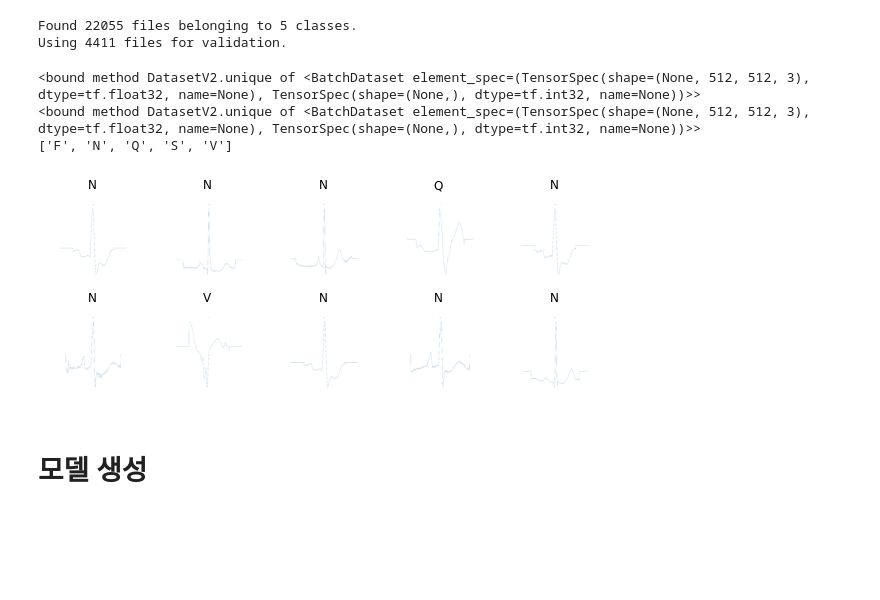
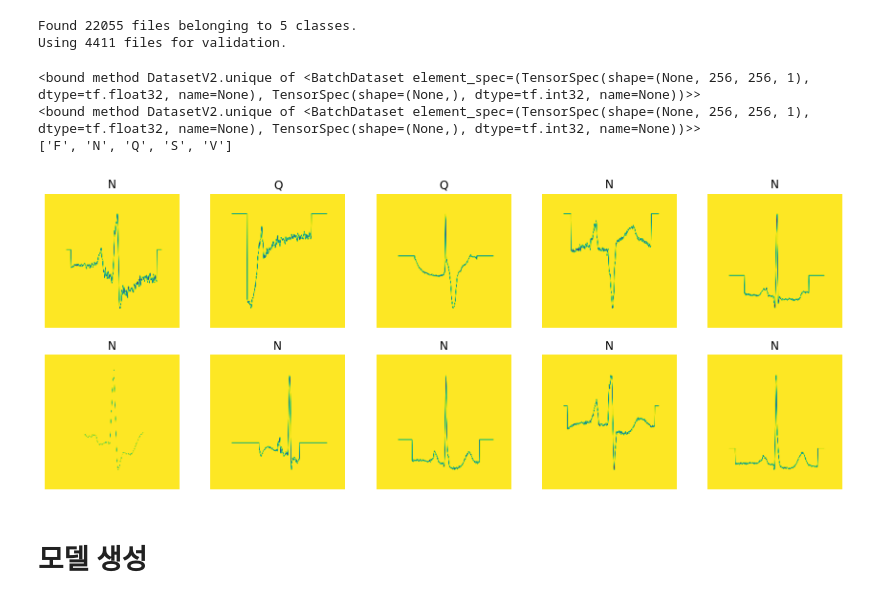
Before and after one commit to project2you/2d_cnn_ecg, a Jupyter notebook: tf_model.ipynb, the cells around one changed output. Drawn from its saved outputs; the diff is of its cells as text; code cells hidden in the pictures; blank space fills up the shorter version.

```diff
--- a/tf_model.ipynb
+++ b/tf_model.ipynb
@@ -28,8 +28,8 @@ from tensorflow import keras
 EPOCH = 100
 KERNEL_SIZE = 3
 BATCH_SIZE = 128
-IMAGE_HEIGHT = 512
-IMAGE_WIDTH = 512
+IMAGE_HEIGHT = 256
+IMAGE_WIDTH = 256
 
 DATA_PATH = "./graph_data/"
 
@@ -63,7 +63,7 @@ train_ds = keras.preprocessing.image_dataset_from_directory(
     subset="training",
     label_mode='int',
     # label_mode='categorical',
-    color_mode='rgb',
+    color_mode='grayscale',
     seed=1234,
     image_size=(IMAGE_HEIGHT, IMAGE_WIDTH),
     batch_size=BATCH_SIZE,
@@ -79,7 +79,7 @@ val_ds = keras.preprocessing.image_dataset_from_directory(
     subset="validation",
     label_mode='int',
     # label_mode='categorical',
-    color_mode='rgb',
+    color_mode='grayscale',
     seed=1234,
     image_size=(IMAGE_HEIGHT, IMAGE_WIDTH),
     batch_size=BATCH_SIZE,
@@ -91,22 +91,22 @@ Using 4411 files for validation.
 # %%
 print(train_ds.unique)
 print(val_ds.unique)
 
 class_names = train_ds.class_names
 print(class_names)
-plt.figure(figsize=(10, 10))
+plt.figure(figsize=(15, 15))
 
 for images, labels in train_ds.take(1):
   for i in range(10):
     ax = plt.subplot(5, 5, i + 1)
     plt.imshow(images[i].numpy().astype("uint8"))
     plt.title(class_names[labels[i]])
     plt.axis("off")
 # %% [output]
-<bound method DatasetV2.unique of <BatchDataset element_spec=(TensorSpec(shape=(None, 512, 512, 3), dtype=tf.float32, name=None), TensorSpec(shape=(None,), dtype=tf.int32, name=None))>>
-<bound method DatasetV2.unique of <BatchDataset element_spec=(TensorSpec(shape=(None, 512, 512, 3), dtype=tf.float32, name=None), TensorSpec(shape=(None,), dtype=tf.int32, name=None))>>
+<bound method DatasetV2.unique of <BatchDataset element_spec=(TensorSpec(shape=(None, 256, 256, 1), dtype=tf.float32, name=None), TensorSpec(shape=(None,), dtype=tf.int32, name=None))>>
+<bound method DatasetV2.unique of <BatchDataset element_spec=(TensorSpec(shape=(None, 256, 256, 1), dtype=tf.float32, name=None), TensorSpec(shape=(None,), dtype=tf.int32, name=None))>>
 ['F', 'N', 'Q', 'S', 'V']
-[figure, old version]
+[figure, new version]
 # %% [markdown]
 # 모델 생성
 # %%
```
Also changed, not shown: parts of 3 cells of this notebook, 54 other files.
